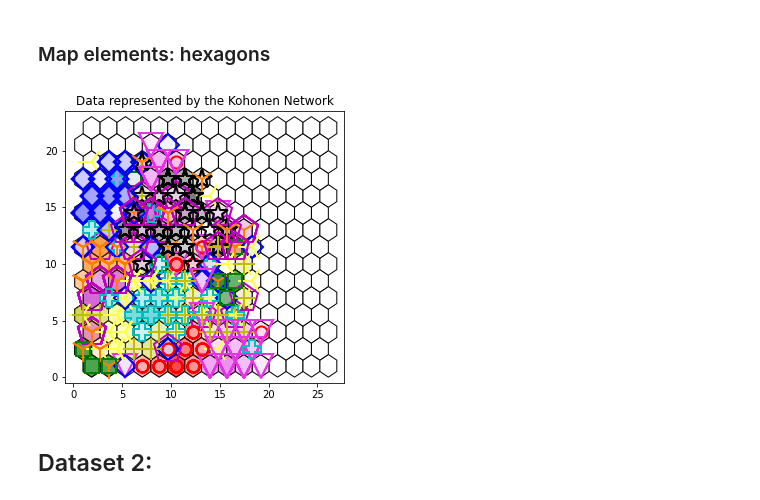
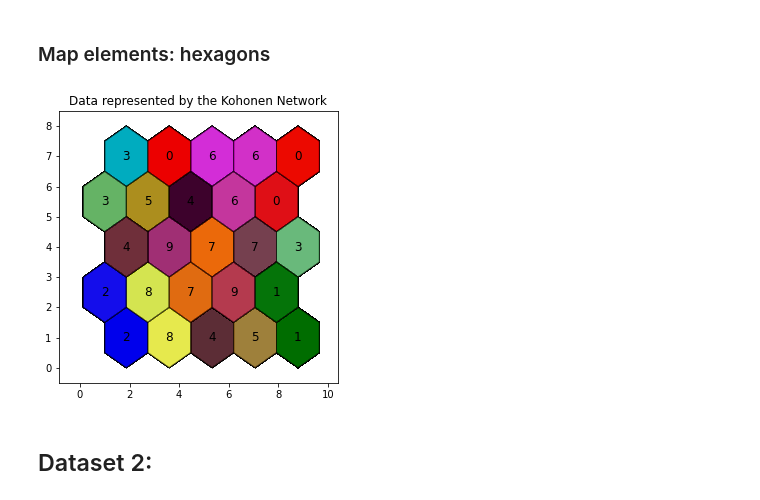
Before and after one commit to mstaczek/miowad, a Jupyter notebook: SOM/lab2.ipynb, the cells around one changed output. Cells and saved outputs as stored; diff of their text form; code cells hidden in the pictures.

```diff
--- a/SOM/lab2.ipynb
+++ b/SOM/lab2.ipynb
@@ -68,15 +70,13 @@ som.plot_map(data=x_train[:1000], classes=y_train[:1000])
 # %% [markdown]
 ### Map elements: hexagons
 # %%
-som = SOM.SelfOrganizingMap(15,15,784, hexagonal_map=True)
+som = SOM.SelfOrganizingMap(5,5,784, hexagonal_map=True)
 som.init_weights()
-som.train(data=x_train[:1000], epochs=10,neighbourhood_scaler=0.5, learning_rate=0.3)
-# som.plot_map(data=x_train, classes=y_train)
+som.train(data=x_train[:1000], epochs=10,neighbourhood_scaler=0.15, learning_rate=0.3)
-# %%
-som.plot_map(data=x_train[:1000], classes=y_train[:1000])
-# som.plot_map(data=x_train, classes=y_train)
-# %% [output]
-[figure, removed]
+# %%
+som.plot_map(data=x_train[:5000], classes=y_train[:5000], symbols=False, labels=[i for i in range(10)])
+# %% [output]
+[figure, added]
 # %% [markdown]
 ## Dataset 2:
 # %%
```
Also changed, not shown: parts of 12 cells of this notebook, 1 other file.
